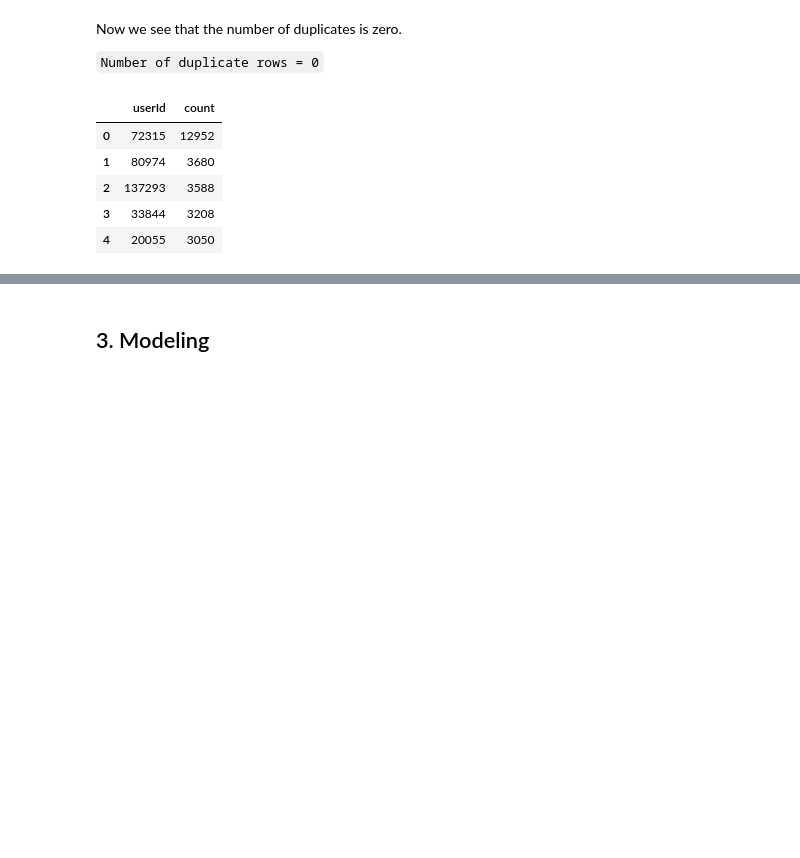
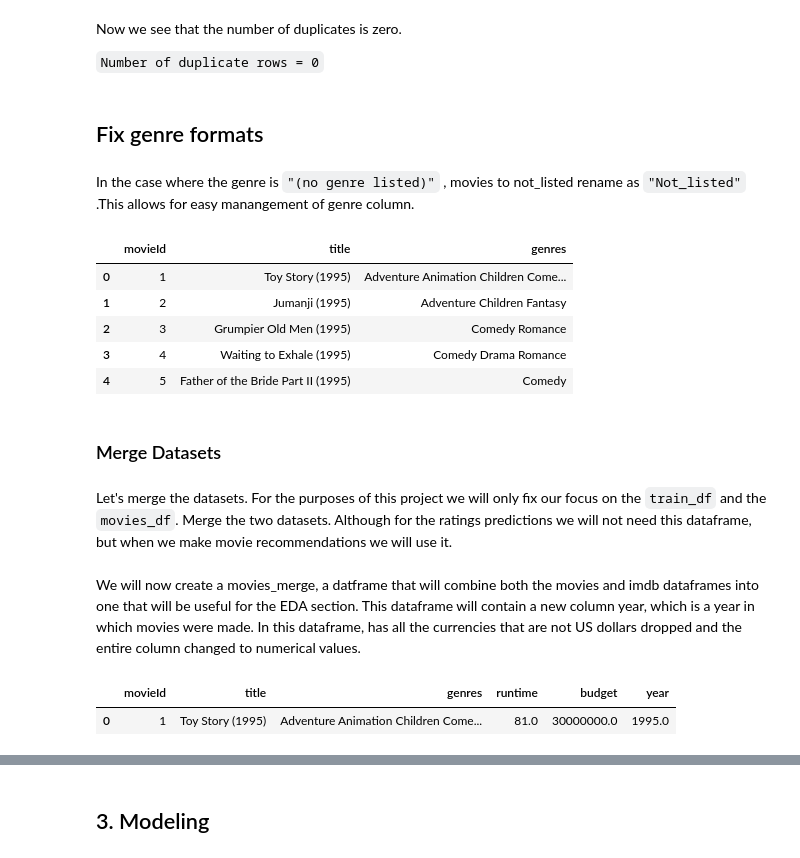
Before and after one commit to Leham-Greeves/JS7_Notebook_Reprository, a Jupyter notebook: unsupervised_learning_notebook.ipynb, the cells around one changed output, grey strips where cells are left out. Saved outputs shown, nothing was run; the diff lists cells and outputs as text; code cells hidden in the pictures; blank space fills up the shorter version.

```diff
--- a/unsupervised_learning_notebook.ipynb
+++ b/unsupervised_learning_notebook.ipynb
@@ -275,9 +294,0 @@ train_user.rename(columns={'index':'userId','userId':'count'},
-# %%
-train_user.head()
-# %% [output]
-|  | userId | count |
-| 0 | 72315 | 12952 |
-| 1 | 80974 | 3680 |
-| 2 | 137293 | 3588 |
-| 3 | 33844 | 3208 |
-| 4 | 20055 | 3050 |
@@ -299,0 +295,4 @@ group_five = train_user.loc[(train_user['count'] >= 1500),
+# %% [markdown]
+## Fix genre formats
+# %% [markdown]
+In the case where the genre is `"(no genre listed)"` , movies to not_listed rename as `"Not_listed"` .This allows for easy manangement of genre column.
@@ -299,0 +304,14 @@ group_five = train_user.loc[(train_user['count'] >= 1500),
+# %%
+# Check movies_df
+movies_df.head()
+# %% [output]
+|  | movieId | title | genres |
+| 0 | 1 | Toy Story (1995) | Adventure Animation Children Come... |
+| 1 | 2 | Jumanji (1995) | Adventure Children Fantasy |
+| 2 | 3 | Grumpier Old Men (1995) | Comedy Romance |
+| 3 | 4 | Waiting to Exhale (1995) | Comedy Drama Romance |
+| 4 | 5 | Father of the Bride Part II (1995) | Comedy |
+# %% [markdown]
+### Merge Datasets
+# %% [markdown]
+Let's merge the datasets. For the purposes of this project we will only fix our focus on the `train_df` and the `movies_df`. Merge the two datasets. Although for the ratings predictions we will not need this dataframe, but when we make movie recommendations we will use it.
@@ -299,0 +321,2 @@ group_five = train_user.loc[(train_user['count'] >= 1500),
+# %% [markdown]
+We will now create a movies_merge, a datframe that will combine both the movies and imdb dataframes into one that will be useful for the EDA section. This dataframe will contain a new column year, which is a year in which movies were made. In this dataframe, has all the currencies that are not US dollars dropped and the entire column changed to numerical values.
@@ -299,0 +343,5 @@ group_five = train_user.loc[(train_user['count'] >= 1500),
+# %%
+movies_merge.head(1)
+# %% [output]
+|  | movieId | title | genres | runtime | budget | year |
+| 0 | 1 | Toy Story (1995) | Adventure Animation Children Come... | 81.0 | 30000000.0 | 1995.0 |
```
Also changed, not shown: parts of 24 cells of this notebook.
